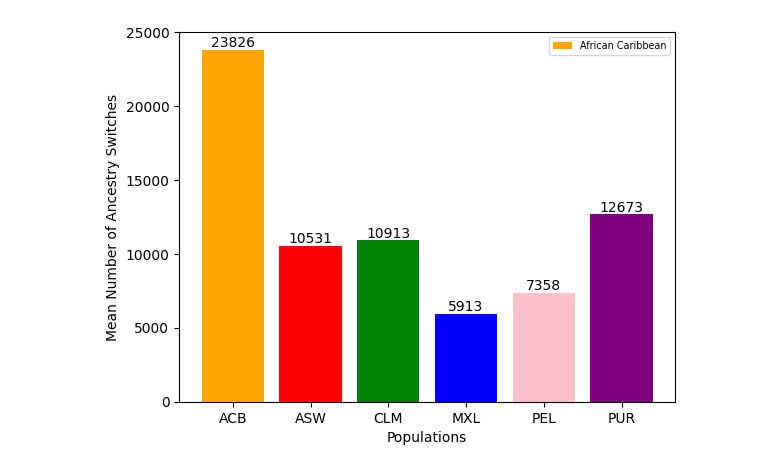
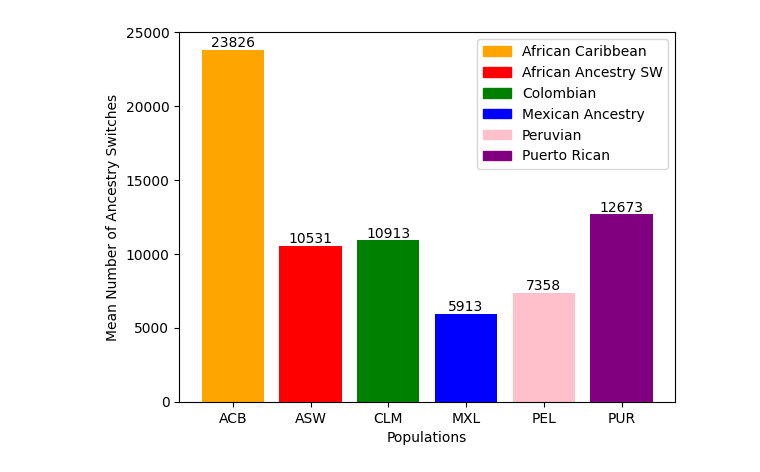
Before and after one commit to oonashigenorisseadams/grfp, a Jupyter notebook: bedtools_analysis/bedtools_post_hoc_analysis.ipynb, the cells around one changed output. Saved outputs shown, nothing was run; the diff lists cells and outputs as text; code cells hidden in the pictures.

```diff
--- a/bedtools_analysis/bedtools_post_hoc_analysis.ipynb
+++ b/bedtools_analysis/bedtools_post_hoc_analysis.ipynb
@@ -60,0 +40,6 @@ hg_total[hg_total['Sample name'] == 'HG01879']['Name'].nunique()
+# %%
+ibd_seg_per_indiv = hg_total.groupby(['HGNum'])['Name'].count().reset_index(name='number of ibd segment intersects')
+switch_cnt_per_indiv = hg_total.groupby(['HGNum'])['count'].sum().reset_index(name='total ancestry switches')
+ibd_switch_per_indiv = pd.merge(ibd_seg_per_indiv, switch_cnt_per_indiv, left_on='HGNum', right_on='HGNum')
+indiv_df = pd.merge(ibd_switch_per_indiv, hg_total[['HGNum','Population code']], on='HGNum', how='left')
+indiv_df = indiv_df.drop_duplicates()
@@ -60,0 +70,7 @@ hg_total[hg_total['Sample name'] == 'HG01879']['Name'].nunique()
+# %%
+orig_counts = indiv_df.groupby(['Population code'])['total ancestry switches'].sum().reset_index(name='count')
+# %%
+population_counts = orig_counts
+pop_counts = [96, 61, 94, 64, 85, 104]
+population_counts['count'] = round(orig_counts['count'] / pop_counts)
+population_counts
@@ -61,15 +85,18 @@ hg_total[hg_total['Sample name'] == 'HG01879']['Name'].nunique()
 # %%
 fig, ax = plt.subplots()
 my_colors = ['orange', 'red', 'green', 'blue', 'pink', 'purple']
 bars = ax.bar(population_counts['Population code'], population_counts['count'], color= my_colors)
 # adds counts to top of bar
 ax.bar_label(bars)
 acb = mpatches.Patch(color='orange', label='African Caribbean')
 asw = mpatches.Patch(color='red', label='African Ancestry SW')
-plt.legend(handles=[acb, asw])
-# plt.legend(['African Caribbean', 'African Ancestry SW', 'Colombian', 'Mexican Ancestry', 'Peruvian', 'Puerto Rican'], fontsize='x-small')
+clm = mpatches.Patch(color='green', label='Colombian')
+mxl = mpatches.Patch(color='blue', label='Mexican Ancestry')
+pel = mpatches.Patch(color='pink', label='Peruvian')
+pur = mpatches.Patch(color='purple', label='Puerto Rican')
+plt.legend(handles=[acb, asw, clm, mxl, pel, pur])
 plt.xlabel("Populations")
 plt.ylabel("Mean Number of Ancestry Switches")
 plt.savefig("/home/oona/nsf_grfp/figs/seaborn_switch_plot.png")
 # %% [output]
-[figure, old version]
+[figure, new version]
```
Also changed, not shown: parts of 14 cells of this notebook, 2 other files.
